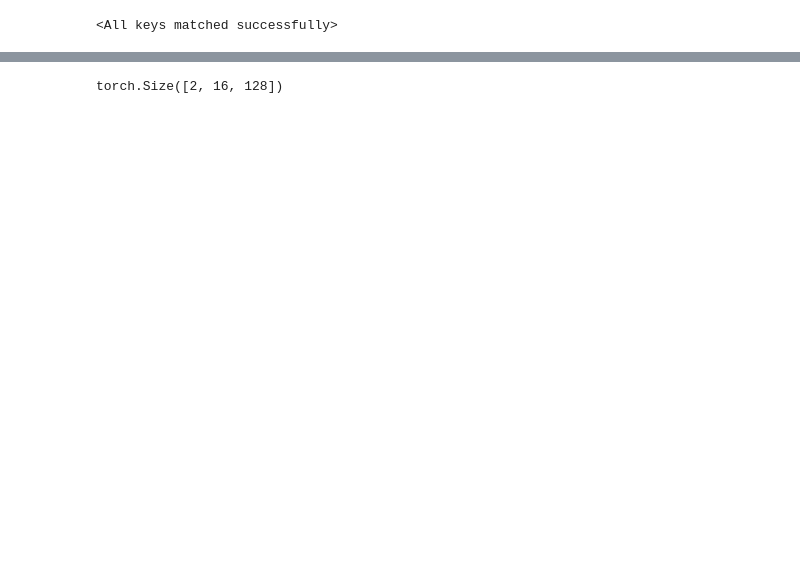
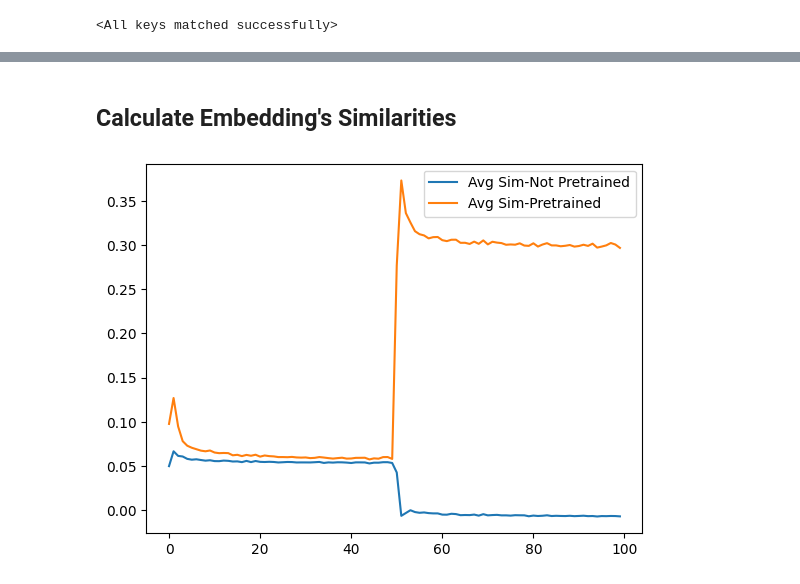
Before and after one commit to ronaldalbrt/algo_reasoning, a Jupyter notebook: test.ipynb, the cells around one changed output, grey strips where cells are left out. Cells and saved outputs as stored; diff of their text form; code cells hidden in the pictures; blank space fills up the shorter version.

Commit message:
👨‍💻 Embedding evaluation notebook

```diff
--- a/test.ipynb
+++ b/test.ipynb
@@ -75,18 +84,3 @@ three_kinds_dice_model = EncodeProcessDecode(algorithms)
 three_kinds_dice_model.load_state_dict(new_state_dict)
 # %% [output]
 <All keys matched successfully>
-# %%
-with torch.no_grad():
-    generalist_model.eval()
-    three_kinds_dice_model.eval()
-
-    batch = next(iter(jarvis_march_loader))
-    output, hidden_embeddings = generalist_model(batch)
-
-    batch.hints = CLRSData()
-    batch.outputs = CLRSData()
-    batch.max_length = torch.tensor(1)
-    output2, hidden_embeddings2 = generalist_model(batch)
-# %%
-sample = jarvis_march_ds[0]
-output, hidden_embeddings = generalist_model(sample)
@@ -111,6 +113,30 @@ for i in range(len(three_kinds_dice_ds)):
-# %%
-
-
-hidden_embedding_three_kinds_dice[0].shape
-# %% [output]
-torch.Size([2, 16, 128])
+# %% [markdown]
+## Calculate Embedding's Similarities
+# %%
+def calculate_embedding_similarities(embedding, embedding_generalist):
+    embedding_similarities = []
+
+    for i in range(len(three_kinds_dice_ds)):
+        embedding_similarities.append([])
+        embedding1 = embedding[i].detach().cpu()
+        embedding2 = embedding_generalist[i].detach().cpu()
+
+        for j in range(embedding1.shape[0]):
+            for k in range(embedding2.shape[0]):
+                embedding_similarities[i].append(F.cosine_similarity(embedding1[j], embedding2[k]).mean().item())
+
+    sim_df = pd.DataFrame(embedding_similarities)
+
+    return sim_df
+# %%
+pretrained_sim_df = calculate_embedding_similarities(hidden_embedding_pretrained_three_kinds_dice, hidden_embedding_generalist)
+sim_df = calculate_embedding_similarities(hidden_embedding_three_kinds_dice, hidden_embedding_generalist)
+# %%
+import matplotlib.pyplot as plt
+
+plt.plot(sim_df.mean(), label="Avg Sim-Not Pretrained")
+plt.plot(pretrained_sim_df.mean(), label="Avg Sim-Pretrained")
+plt.legend()
+plt.show()
+# %% [output]
+[figure, added]
```
Also changed, not shown: parts of 18 cells of this notebook, 1 other file.
